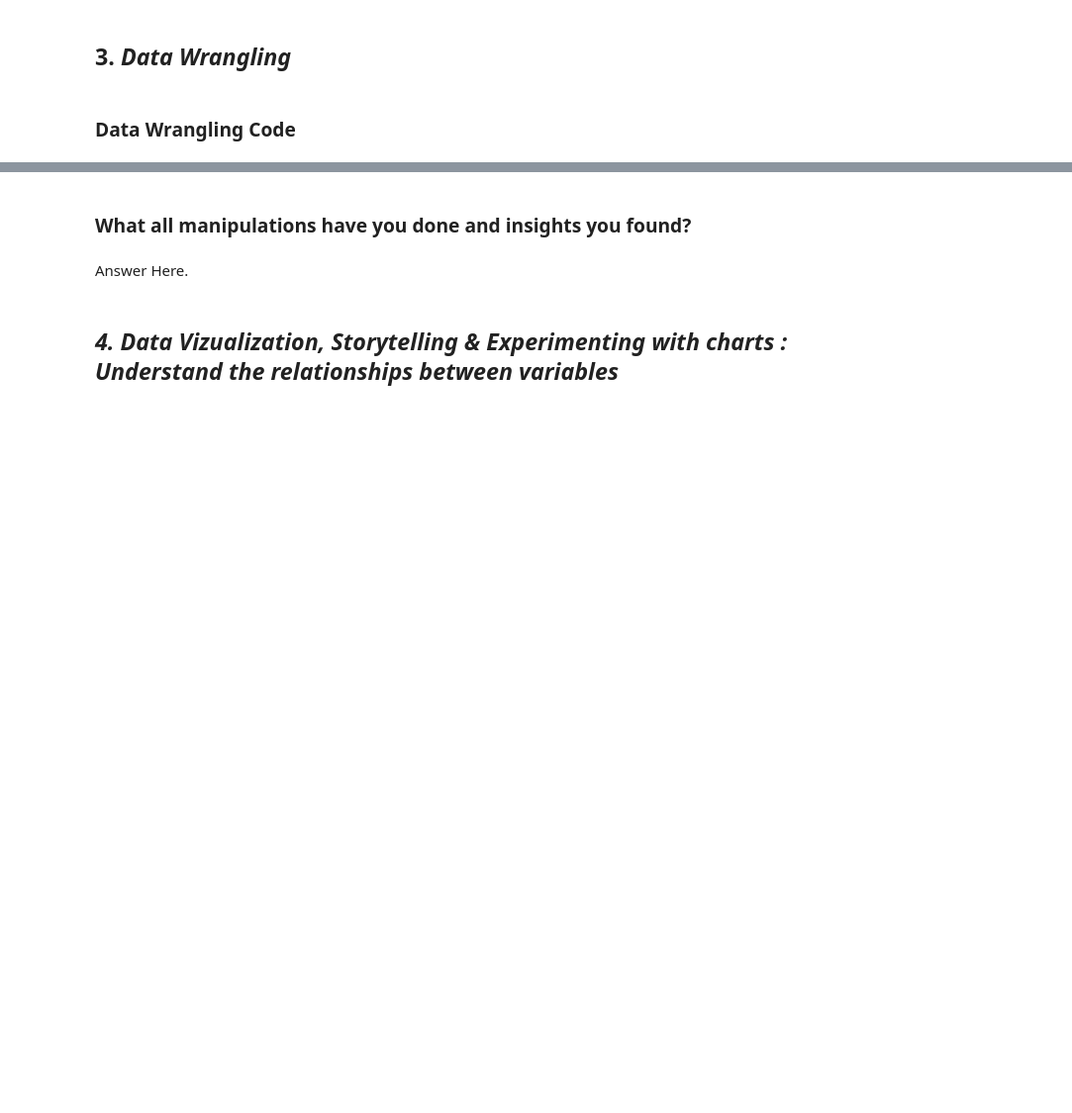
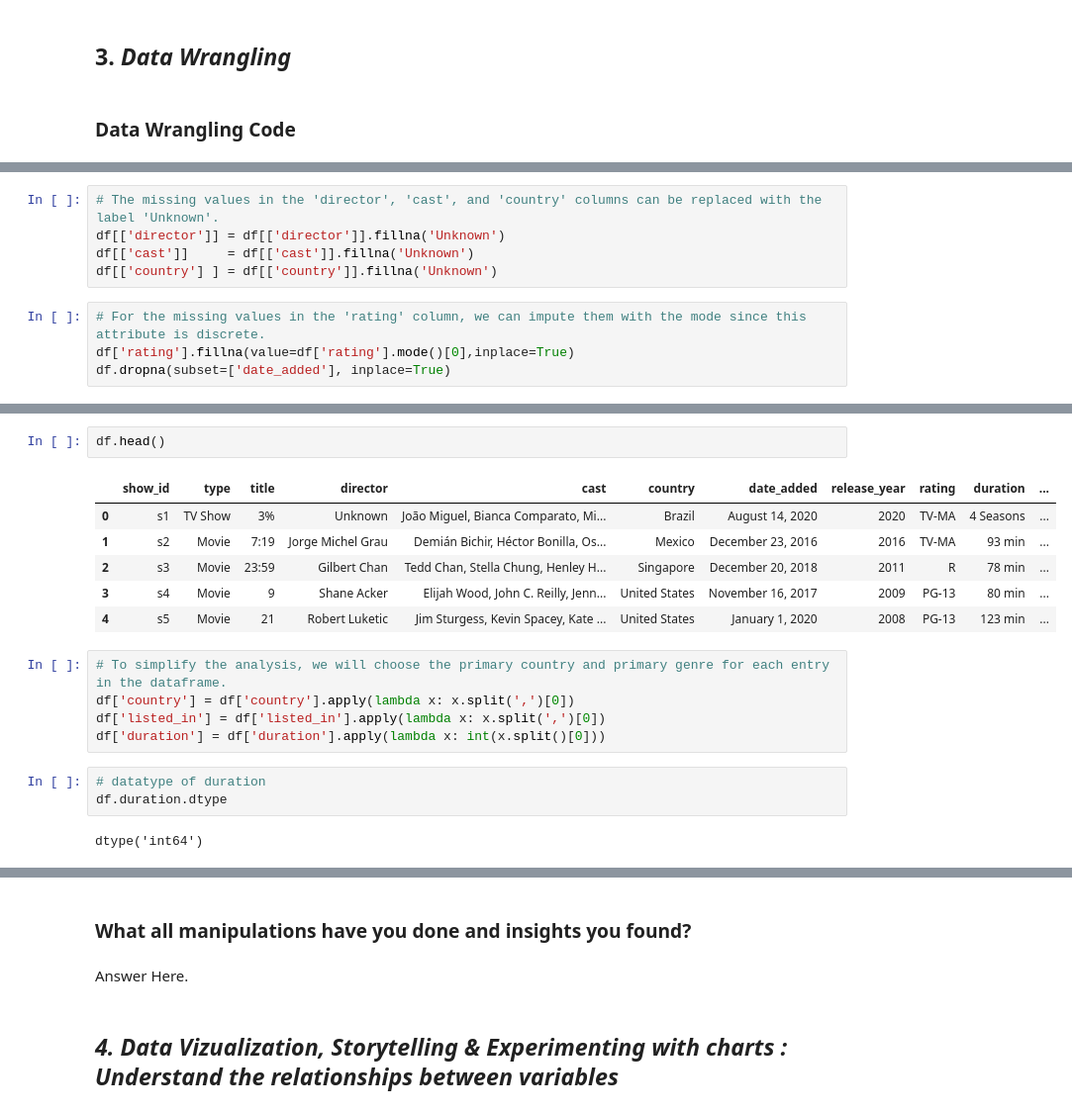
Before and after one commit to Navjotkhatri/NETFLIX-MOVIES-AND-TV-SHOWS-CLUSTERING, a Jupyter notebook: NETFLIX_MOVIES_AND_TV_SHOWS_CLUSTERING.ipynb, the cells around one changed output, grey strips where cells are left out. Shown: that part at 99% size. Saved outputs shown, nothing was run; the diff lists cells and outputs as text; blank space fills up the shorter version.

```diff
--- a/NETFLIX_MOVIES_AND_TV_SHOWS_CLUSTERING.ipynb
+++ b/NETFLIX_MOVIES_AND_TV_SHOWS_CLUSTERING.ipynb
@@ -232,0 +313,9 @@ Answer Here
+# %%
+# The missing values in the 'director', 'cast', and 'country' columns can be replaced with the label 'Unknown'.
+df[['director']] = df[['director']].fillna('Unknown')
+df[['cast']]     = df[['cast']].fillna('Unknown')
+df[['country'] ] = df[['country']].fillna('Unknown')
+# %%
+# For the missing values in the 'rating' column, we can impute them with the mode since this attribute is discrete.
+df['rating'].fillna(value=df['rating'].mode()[0],inplace=True)
+df.dropna(subset=['date_added'], inplace=True)
@@ -232,0 +342,19 @@ Answer Here
+# %%
+df.head()
+# %% [output]
+|  | show_id | type | title | director | cast | country | date_added | release_year | rating | duration | ... |
+| 0 | s1 | TV Show | 3% | Unknown | João Miguel, Bianca Comparato, Mi... | Brazil | August 14, 2020 | 2020 | TV-MA | 4 Seasons | ... |
+| 1 | s2 | Movie | 7:19 | Jorge Michel Grau | Demián Bichir, Héctor Bonilla, Os... | Mexico | December 23, 2016 | 2016 | TV-MA | 93 min | ... |
+| 2 | s3 | Movie | 23:59 | Gilbert Chan | Tedd Chan, Stella Chung, Henley H... | Singapore | December 20, 2018 | 2011 | R | 78 min | ... |
+| 3 | s4 | Movie | 9 | Shane Acker | Elijah Wood, John C. Reilly, Jenn... | United States | November 16, 2017 | 2009 | PG-13 | 80 min | ... |
+| 4 | s5 | Movie | 21 | Robert Luketic | Jim Sturgess, Kevin Spacey, Kate ... | United States | January 1, 2020 | 2008 | PG-13 | 123 min | ... |
+# %%
+# To simplify the analysis, we will choose the primary country and primary genre for each entry in the dataframe.
+df['country'] = df['country'].apply(lambda x: x.split(',')[0])
+df['listed_in'] = df['listed_in'].apply(lambda x: x.split(',')[0])
+df['duration'] = df['duration'].apply(lambda x: int(x.split()[0]))
+# %%
+# datatype of duration
+df.duration.dtype
+# %% [output]
+dtype('int64')
```
Also changed, not shown: parts of 15 cells of this notebook.
